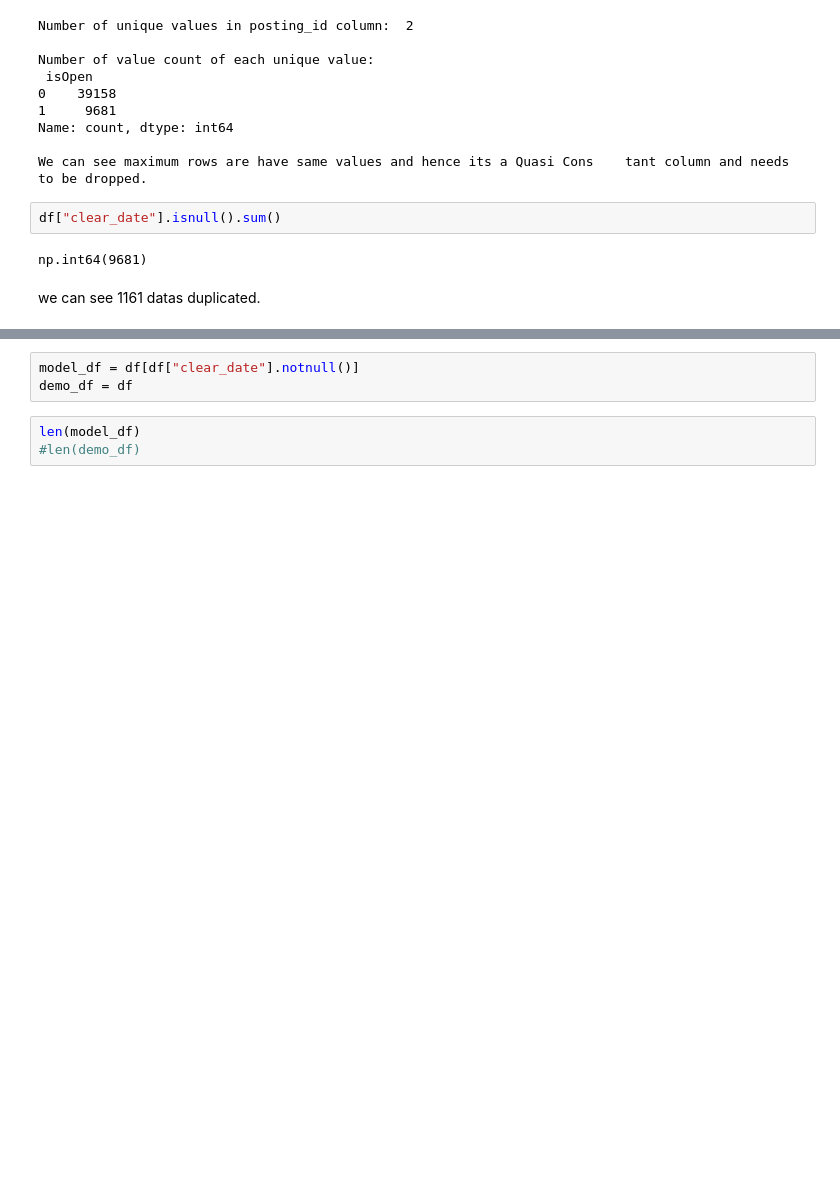
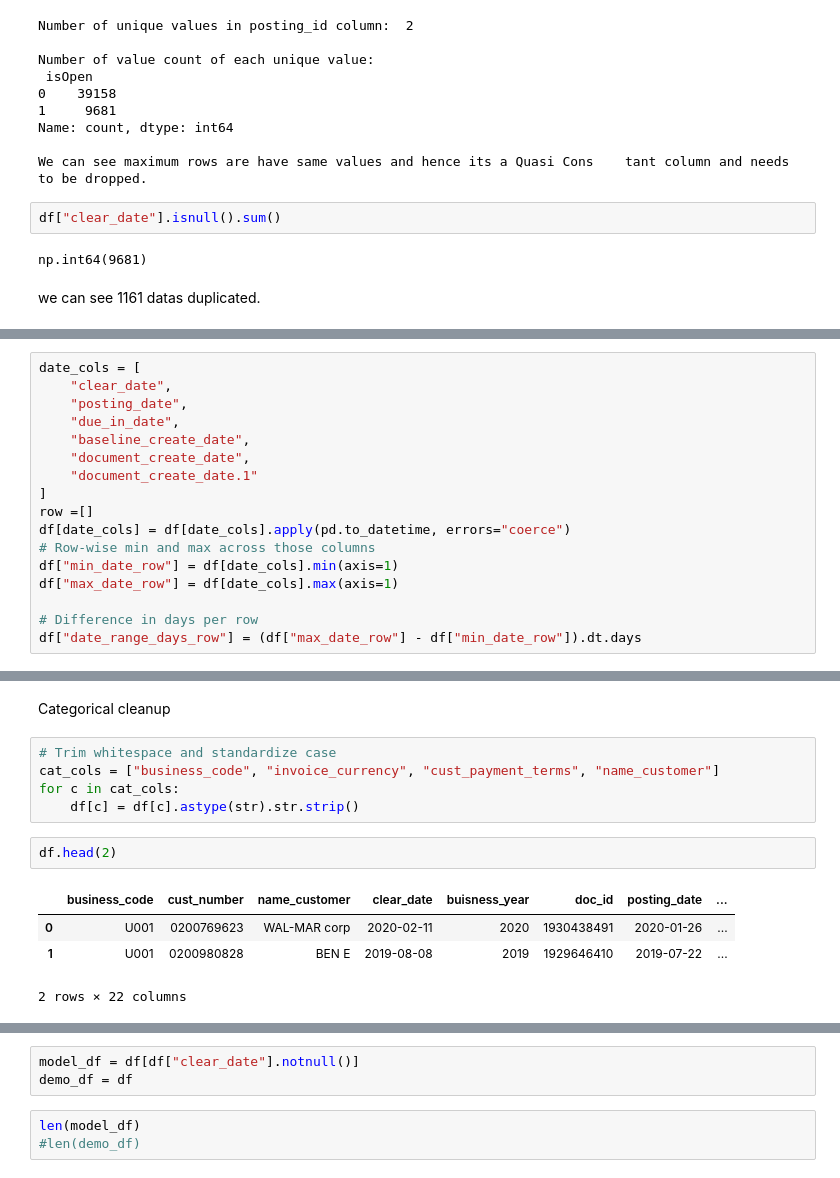
Before and after one commit to EwaltsJ/cf_copilot, a Jupyter notebook: notebooks/preprocessing_sai.ipynb, the cells around one changed output, grey strips where cells are left out. Saved outputs shown, nothing was run; the diff lists cells and outputs as text; blank space fills up the shorter version.

```diff
--- a/notebooks/preprocessing_sai.ipynb
+++ b/notebooks/preprocessing_sai.ipynb
@@ -330,0 +351,17 @@ create two dataframes, one with 40k one with 50k. because of no clear_date
+# %%
+date_cols = [
+    "clear_date",
+    "posting_date",
+    "due_in_date",
+    "baseline_create_date",
+    "document_create_date",
+    "document_create_date.1"
+]
+row =[]
+df[date_cols] = df[date_cols].apply(pd.to_datetime, errors="coerce")
+# Row-wise min and max across those columns
+df["min_date_row"] = df[date_cols].min(axis=1)
+df["max_date_row"] = df[date_cols].max(axis=1)
+
+# Difference in days per row
+df["date_range_days_row"] = (df["max_date_row"] - df["min_date_row"]).dt.days
@@ -330,0 +403,14 @@ create two dataframes, one with 40k one with 50k. because of no clear_date
+# %% [markdown]
+Categorical cleanup
+# %%
+# Trim whitespace and standardize case
+cat_cols = ["business_code", "invoice_currency", "cust_payment_terms", "name_customer"]
+for c in cat_cols:
+    df[c] = df[c].astype(str).str.strip()
+# %%
+df.head(2)
+# %% [output]
+|  | business_code | cust_number | name_customer | clear_date | buisness_year | doc_id | posting_date | ... |
+| 0 | U001 | 0200769623 | WAL-MAR corp | 2020-02-11 | 2020 | 1930438491 | 2020-01-26 | ... |
+| 1 | U001 | 0200980828 | BEN E | 2019-08-08 | 2019 | 1929646410 | 2019-07-22 | ... |
+2 rows × 22 columns
```
Also changed, not shown: parts of 32 cells of this notebook.
